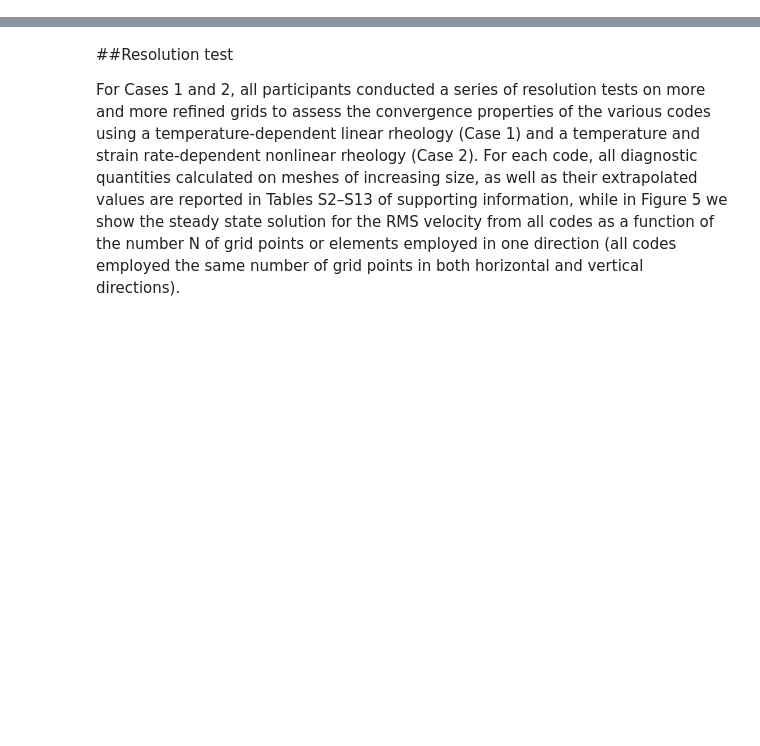
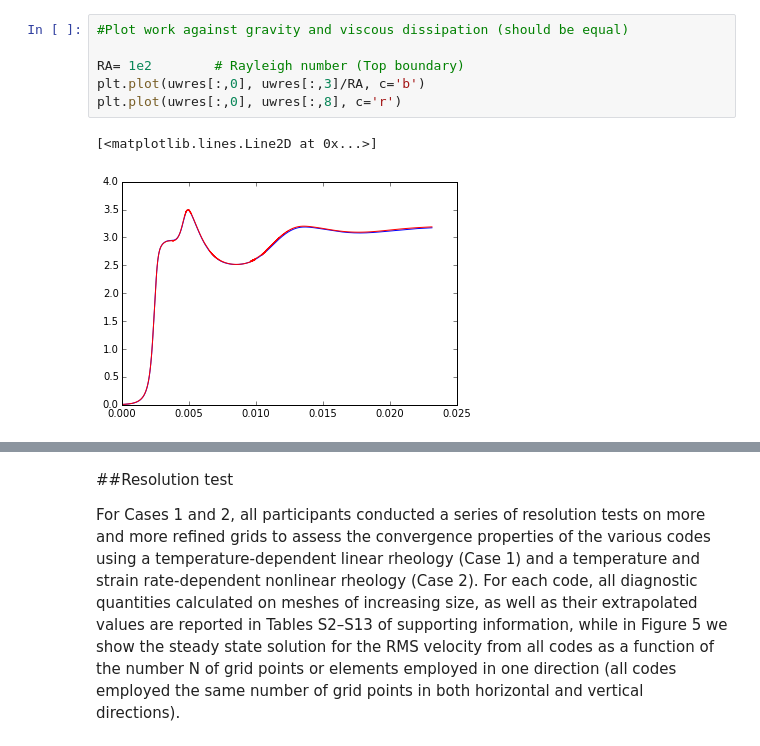
Before and after one commit to dansand/uw-bits, a Jupyter notebook: Tosi-analysis.ipynb, the cells around one changed output, grey strips where cells are left out. Saved outputs shown, nothing was run; the diff lists cells and outputs as text; blank space fills up the shorter version.

```diff
--- a/Tosi-analysis.ipynb
+++ b/Tosi-analysis.ipynb
@@ -0,0 +33,9 @@
+# %%
+#Plot work against gravity and viscous dissipation (should be equal)
+
+RA= 1e2        # Rayleigh number (Top boundary)
+plt.plot(uwres[:,0], uwres[:,3]/RA, c='b')
+plt.plot(uwres[:,0], uwres[:,8], c='r')
+# %% [output]
+[<matplotlib.lines.Line2D at 0x...>]
+[figure, added]
```
Also changed, not shown: parts of 11 cells of this notebook, 2 other files.
